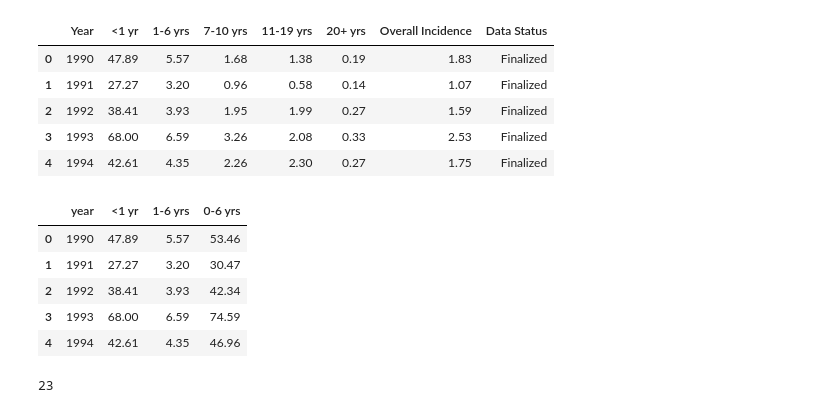
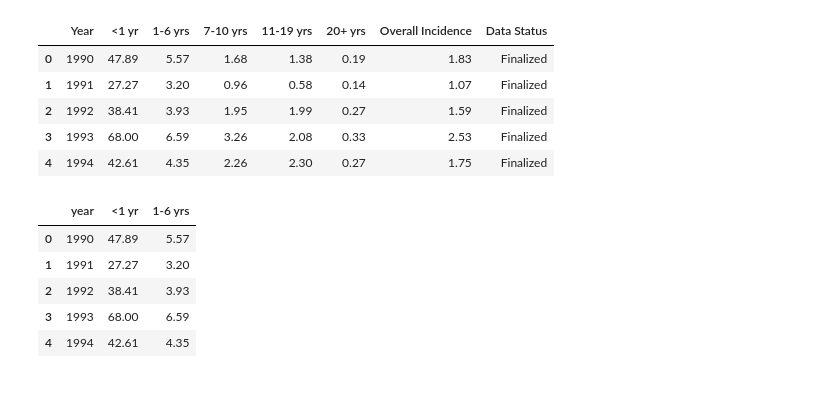
Before and after one commit to FusRaDa/biot670i_capstone_vaccination_project, a Jupyter notebook: rada_notebooks/12_pertussis_sanity_check.ipynb, the cells around one changed output. Drawn from its saved outputs; the diff is of its cells as text; code cells hidden in the pictures.

Commit message:
worked on pertussis age analysis

```diff
--- a/rada_notebooks/12_pertussis_sanity_check.ipynb
+++ b/rada_notebooks/12_pertussis_sanity_check.ipynb
@@ -33,17 +45,38 @@ pertussis_df.head()
 # %%
 child_pertussis_cases_df = pertussis_df[['Year', '<1 yr', '1-6 yrs']]
 child_pertussis_cases_df.rename(columns={'Year': 'year'}, inplace=True)
-child_pertussis_cases_df['0-6 yrs'] = child_pertussis_cases_df['<1 yr'] + child_pertussis_cases_df['1-6 yrs']
 child_pertussis_cases_df.head()
 # %% [output]
-|  | year | <1 yr | 1-6 yrs | 0-6 yrs |
-| 0 | 1990 | 47.89 | 5.57 | 53.46 |
-| 1 | 1991 | 27.27 | 3.20 | 30.47 |
-| 2 | 1992 | 38.41 | 3.93 | 42.34 |
-| 3 | 1993 | 68.00 | 6.59 | 74.59 |
-| 4 | 1994 | 42.61 | 4.35 | 46.96 |
+|  | year | <1 yr | 1-6 yrs |
+| 0 | 1990 | 47.89 | 5.57 |
+| 1 | 1991 | 27.27 | 3.20 |
+| 2 | 1992 | 38.41 | 3.93 |
+| 3 | 1993 | 68.00 | 6.59 |
+| 4 | 1994 | 42.61 | 4.35 |
 # %%
-sanity_df = pd.merge(avg_vacc_coverage_df, child_pertussis_cases_df, on='year')
-len(sanity_df)
+sanity_df = (
+    avg_vacc_coverage_df.rename(
+        columns=lambda col: f'avg_{col}' if col != 'year' else col
+    )
+    .merge(
+        max_vacc_coverage_df.rename(
+            columns=lambda col: f'max_{col}' if col != 'year' else col
+        ),
+        on='year',
+        how='outer'
+    )
+    .merge(
+        min_vacc_coverage_df.rename(
+            columns=lambda col: f'min_{col}' if col != 'year' else col
+        ),
+        on='year',
+        how='outer'
+    )
+    .merge(
+        child_pertussis_cases_df,
+        on='year',
+        how='outer'
+    )
+    .sort_values('year')
+    .reset_index(drop=True)
+)
-# %% [output]
-23
```
Also changed, not shown: parts of 18 cells of this notebook.
